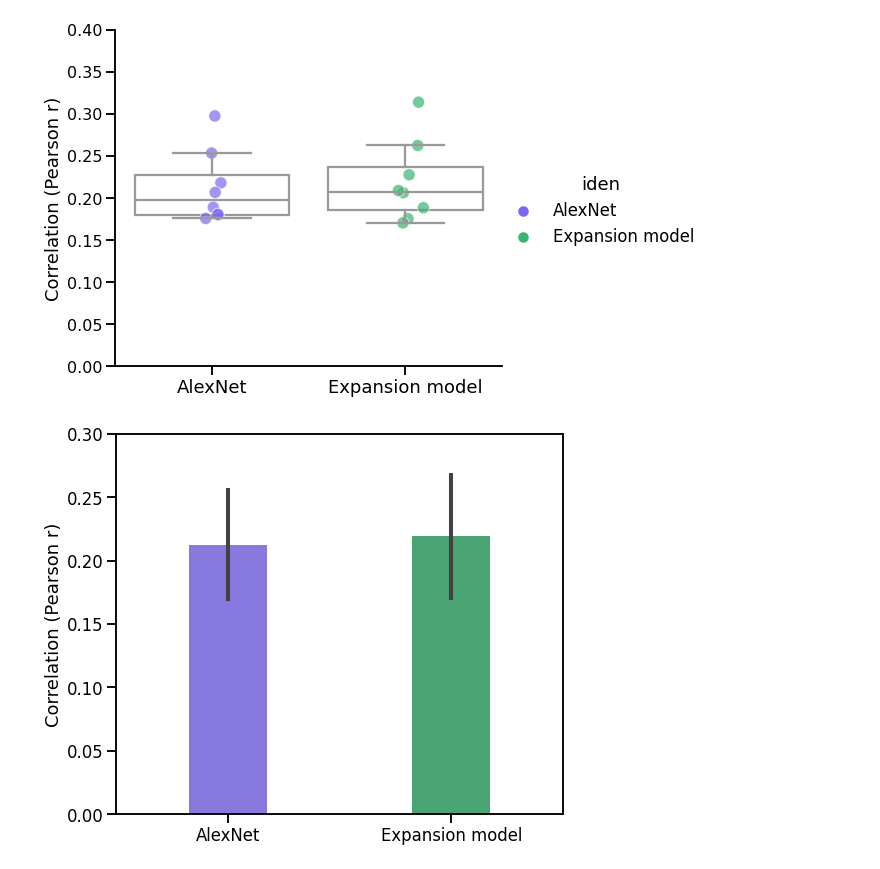
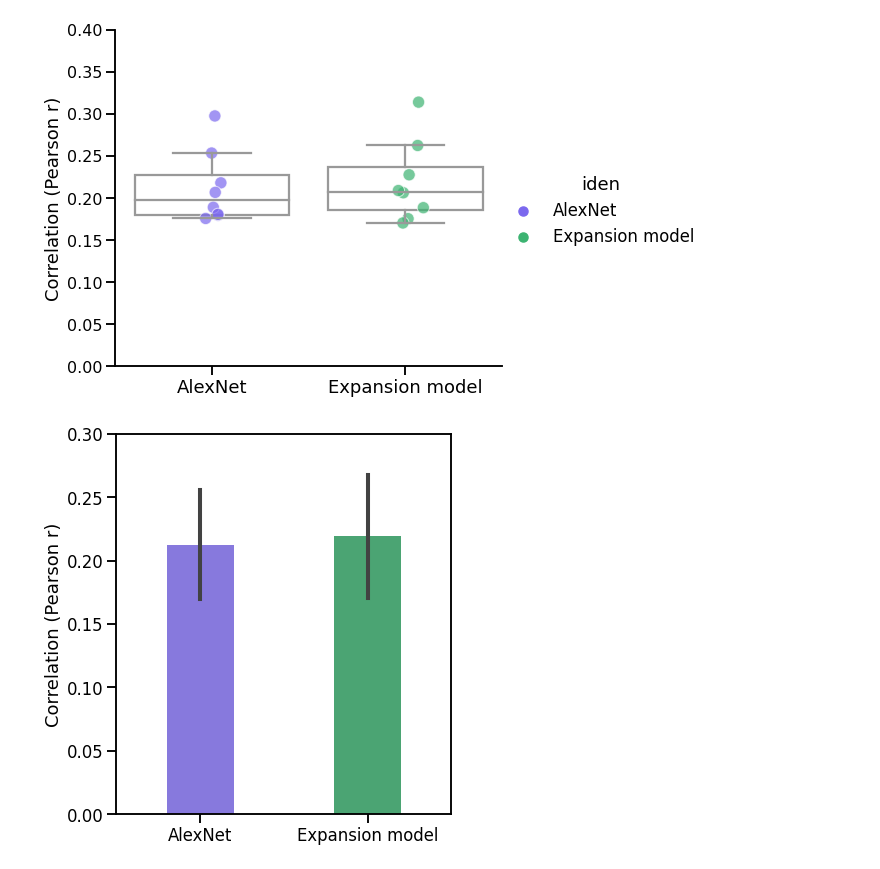
Before and after one commit to akazemian/untrained_models_of_visual_cortex, a Jupyter notebook: plots/plot_encoding_performance.ipynb, the cells around one changed output. Drawn from its saved outputs; the diff is of its cells as text; code cells hidden in the pictures.

```diff
--- a/plots/plot_encoding_performance.ipynb
+++ b/plots/plot_encoding_performance.ipynb
@@ -1948,33 +1895,33 @@ baseline_dict = {
                 'n_dims': None,
                 'alphas': 'alexnet_mp'},
 
 
         'model abs 3x3 bp 224 ap 256 pcs':{
                 'iden':'model_abs_3x3_bp_224_ap',
                 #'model':EngModel3LAbsBPAPPCA(filters_3 = 10000, n_components= 256, global_mp = MAX_POOL).Build(),
                 'layers': ['last'],
                 'preprocess':Preprocess(im_size=224).PreprocessGS,
                 'num_layers':3,
                 'num_features':10000,
                 'dim_reduction_type':'pca',
                 'n_dims':256,
                 'max_dims':256,
                 'pca_dataset':'nsd',
                 'max_pool':MAX_POOL,
                 'alphas': 'model_abs_3x3_bp_224_ap_mp_pca'},
 
 }
 
 name_dict = {'model_abs_3x3_bp_224_ap':'Expansion model',
              'alexnet':'AlexNet'}
 
 baseline_palette = {'AlexNet':'mediumslateblue',
            'Expansion model':'mediumseagreen'}
 
 
 plt.clf()
-plot_baselines(dataset, regions, mode,  aspect = 0.5, height =6.5, show_legend= False, ylim = (0.0, 0.3),
-                                params= (8,7), baseline_dict = baseline_dict, baseline_palette = baseline_palette,
+plot_baselines(dataset, regions, mode,  aspect = 0.5, height =6.5, show_legend= False, ylim = (0.0, 0.3), width =0.4,
+                                params= (6,7), baseline_dict = baseline_dict, baseline_palette = baseline_palette,
                                 name_dict= name_dict, file_name = 'alexnet vs model')
 # %% [output]
-[figure, old version]
+[figure, new version]
```
Also changed, not shown: parts of 36 cells of this notebook, 34 other files.
